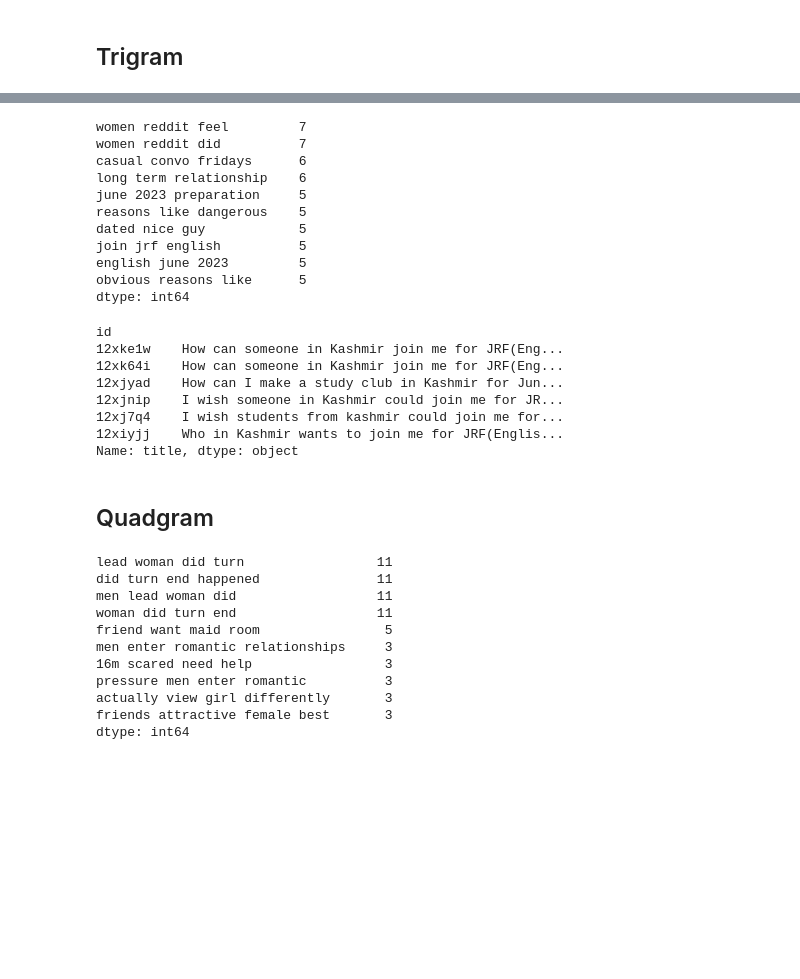
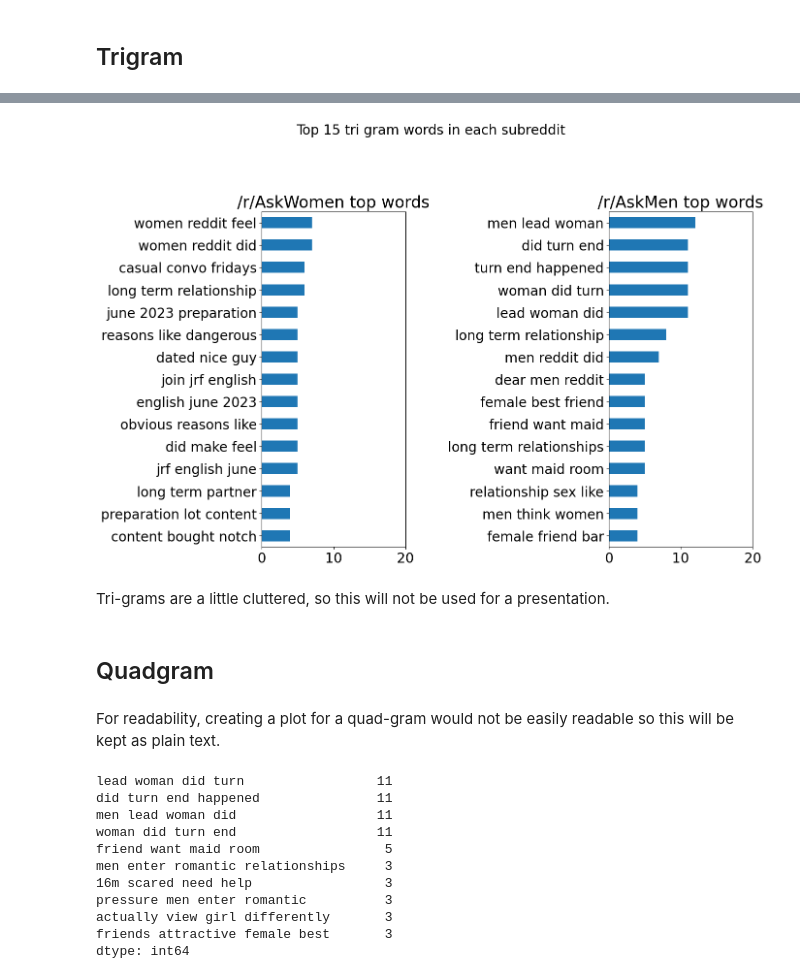
Before and after one commit to DerikVo/Reddit_NLP_project, a Jupyter notebook: Code/02_data_cleaning.ipynb, the cells around one changed output, grey strips where cells are left out. Saved outputs shown, nothing was run; the diff lists cells and outputs as text; code cells hidden in the pictures; blank space fills up the shorter version.

```diff
--- a/Code/02_data_cleaning.ipynb
+++ b/Code/02_data_cleaning.ipynb
@@ -405,29 +384,20 @@ dtype: int64
 # %%
-tri_women_word = n_gramer('AskWomen', 3 ,3)
-tri_women_word.head(10)
+fig, a = plt.subplots(1,2, figsize=(15,10))
+plt.suptitle('Top 15 tri gram words in each subreddit', fontsize= 20)
+a[0].set_title('/r/AskWomen top words')
+a[0].set_xlim([0, 20])
+a[1].set_xlim([0, 20])
+a[1].set_title('/r/AskMen top words')
+tri_women_word.head(15).plot(kind = 'barh', ax=a[0]).invert_yaxis()
+tri_men_word.head(15).plot(kind = 'barh', ax=a[1]).invert_yaxis()
+fig.tight_layout(pad=2.5)
+plt.savefig('../Figures/eda/top_ten_tri_gram_words')
 # %% [output]
-women reddit feel         7
-women reddit did          7
-casual convo fridays      6
-long term relationship    6
-june 2023 preparation     5
-reasons like dangerous    5
-dated nice guy            5
-join jrf english          5
-english june 2023         5
-obvious reasons like      5
-dtype: int64
+[figure, added]
-# %%
-print(df2['title'][df2['title'].str.contains('JRF')])
-# %% [output]
-id
-12xke1w    How can someone in Kashmir join me for JRF(Eng...
-12xk64i    How can someone in Kashmir join me for JRF(Eng...
-12xjyad    How can I make a study club in Kashmir for Jun...
-12xjnip    I wish someone in Kashmir could join me for JR...
-12xj7q4    I wish students from kashmir could join me for...
-12xiyjj    Who in Kashmir wants to join me for JRF(Englis...
-Name: title, dtype: object
+# %% [markdown]
+Tri-grams are a little cluttered, so this will not be used for a presentation.
 # %% [markdown]
 ## Quadgram
+# %% [markdown]
+For readability, creating a plot for a quad-gram would not be easily readable so this will be kept as plain text.
 # %%
```
Also changed, not shown: parts of 11 cells of this notebook, 5 other files.
